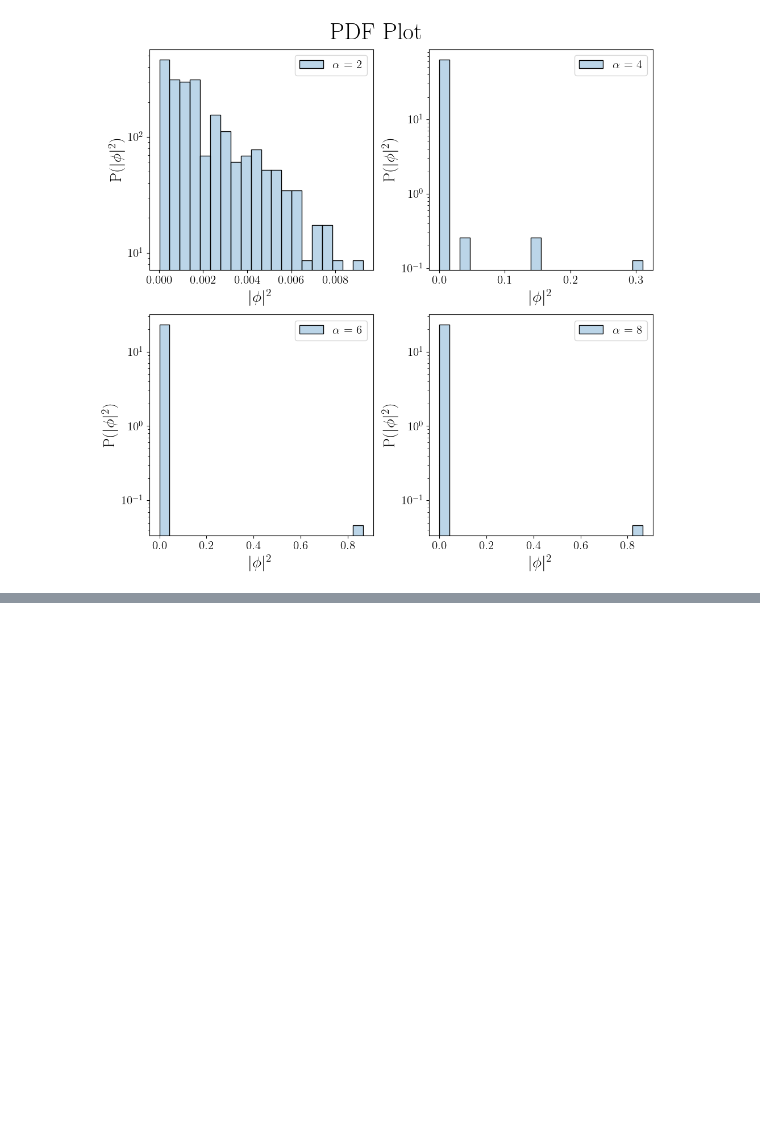
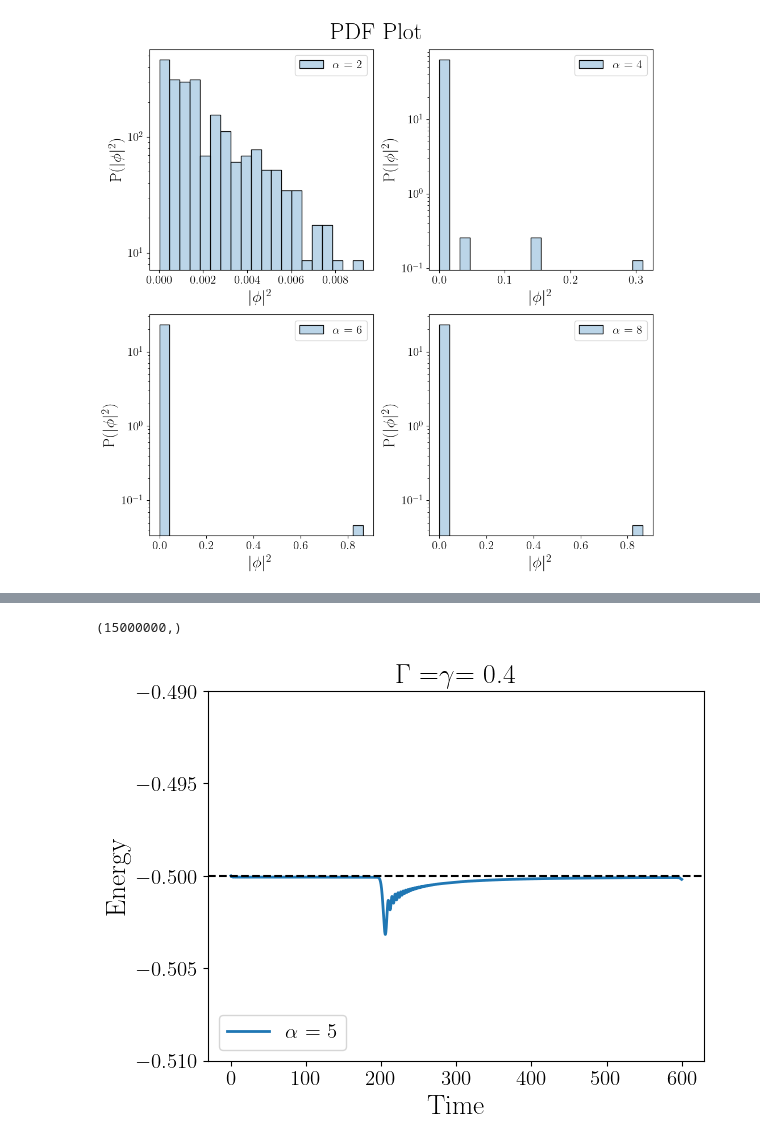
Before and after one commit to eurusebr/FeedBack, a Jupyter notebook: plot.ipynb, the cells around one changed output, grey strips where cells are left out. Cells and saved outputs as stored; diff of their text form; code cells hidden in the pictures; blank space fills up the shorter version.

```diff
--- a/plot.ipynb
+++ b/plot.ipynb
@@ -314,0 +428,22 @@ plt.show()
+# %%
+alpha = np.array([5])
+damp = 0.4
+#data = np.zeros((4,4))
+data = np.fromfile("./Damping_alpha(" + str(alpha[0]) + ")/xi(" + str(damp) + ")/energy.bin", dtype=np.float64)
+y = np.linspace(0, Time, 15000000)
+
+print(np.shape(data))
+plt.plot(y, data, label=r'$ \alpha $ = ' + str(alpha[0]), linewidth=2)
+
+plt.axhline(y = -0.5, color = 'black', linestyle = '--')
+
+plt.legend(fontsize=15, loc="lower left")
+plt.title("$ \Gamma $ =$ \gamma $= " + str(damp), fontsize = 20)
+plt.xlabel("Time")
+plt.ylabel("Energy")
+plt.ylim(-0.51, -0.49)
+plt.savefig("Energy" + str(damp) + ".jpg")
+plt.show()
+# %% [output]
+(15000000,)
+[figure, added]
```
Also changed, not shown: parts of 6 cells of this notebook.
